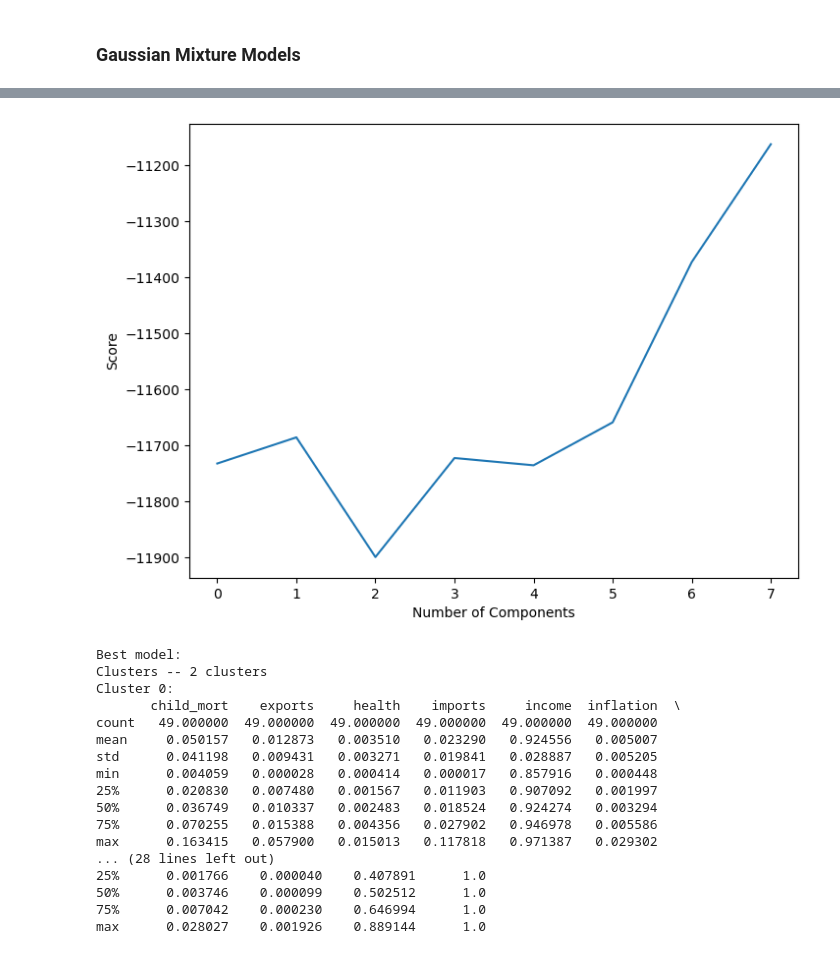
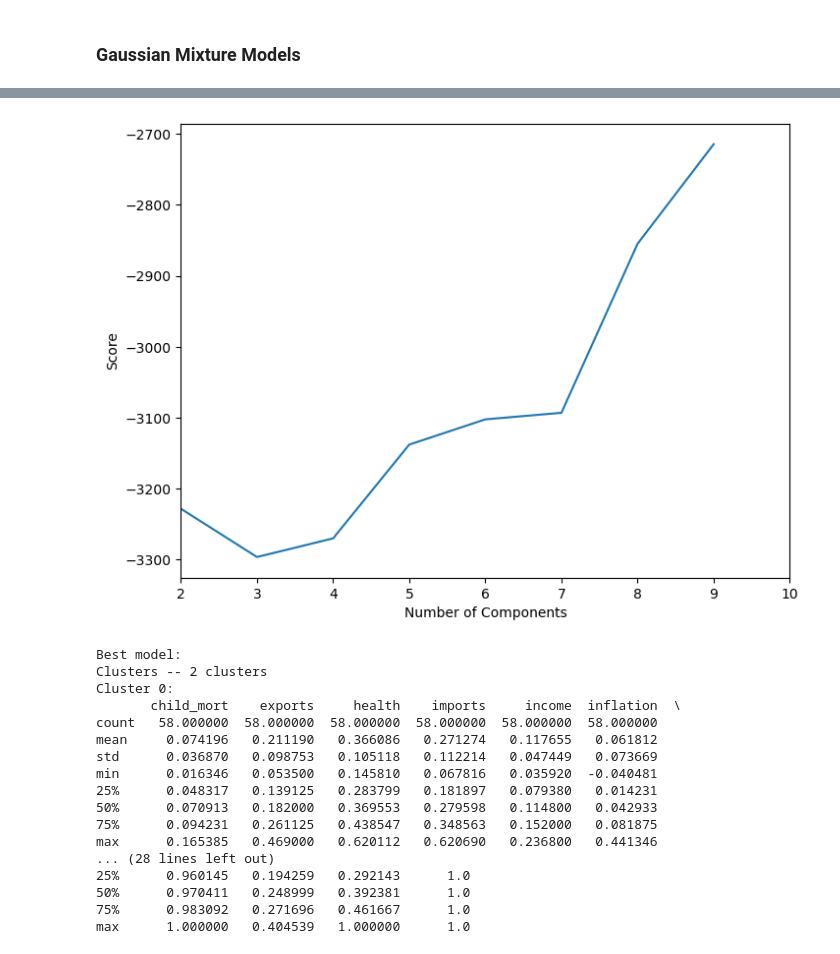
Before and after one commit to mciccale/countries-clustering, a Jupyter notebook: notebooks/analysis.ipynb, the cells around one changed output, grey strips where cells are left out. Cells and saved outputs as stored; diff of their text form; code cells hidden in the pictures.

```diff
--- a/notebooks/analysis.ipynb
+++ b/notebooks/analysis.ipynb
@@ -122,7 +125,8 @@ for n_cls in range(2, 6):
         'sil_avg': silhouette_score(df, kmeans.labels_)
     })
 # %%
-best_model = max(models_and_sil, key=lambda x: x['sil_avg'])
+best_model = max(filter(lambda x: all(
+    i >= 0 for i in x['sil_values']), models_and_sil), key=lambda x: x['sil_avg'])
 kmeans = best_model['model']
 n_clusters = kmeans.n_clusters
 sil_values = best_model['sil_values']
@@ -226,16 +230,14 @@ import plotly.express as px
 from plotly.offline import init_notebook_mode
 init_notebook_mode(connected=True)
 
-df['cluster'] = df['cluster'].apply(lambda x: 'Help Needed' if x == 0 else 'No Help Needed')
-
 fig = px.choropleth(df[['country', 'cluster']],
                     locationmode='country names',
                     locations='country',
                     title='Which Countries may need Humanitary Help',
-                    color='cluster',
-                    color_discrete_map={'Help Needed':'Red', 'No Help Needed':'Green'})
+                    color='cluster')
 fig.update_geos(fitbounds='locations', visible=True)
-fig.update_layout(legend_title_text='Legend', legend_title_side='top', title_pad_l=260, title_y=0.86)
+fig.update_layout(legend_title_text='Legend',
+                  legend_title_side='top', title_pad_l=260, title_y=0.86)
 fig.show(engine='kaleido')
 # %% [output]
 [interactive output not drawn]
@@ -270,7 +272,8 @@ Observing the dendogram, we can conclude that we may want to select 2 clusters f
 # %%
 from sklearn.cluster import AgglomerativeClustering
 
-aggl = AgglomerativeClustering(n_clusters=2, metric='euclidean', linkage='ward')
+aggl = AgglomerativeClustering(
+    n_clusters=2, metric='euclidean', linkage='ward')
 aggl.fit(df)
 
 df['cluster'] = aggl.labels_
@@ -345,16 +348,14 @@ import plotly.express as px
 from plotly.offline import init_notebook_mode
 init_notebook_mode(connected=True)
 
-df['cluster'] = df['cluster'].apply(lambda x: 'Help Needed' if x == 0 else 'No Help Needed')
-
 fig = px.choropleth(df[['country', 'cluster']],
                     locationmode='country names',
                     locations='country',
                     title='Which Countries may need Humanitary Help',
-                    color='cluster',
-                    color_discrete_map={'Help Needed':'Red', 'No Help Needed':'Green'})
+                    color='cluster')
 fig.update_geos(fitbounds='locations', visible=True)
-fig.update_layout(legend_title_text='Legend', legend_title_side='top', title_pad_l=260, title_y=0.86)
+fig.update_layout(legend_title_text='Legend',
+                  legend_title_side='top', title_pad_l=260, title_y=0.86)
 fig.show(engine='kaleido')
 # %% [output]
 [interactive output not drawn]
@@ -405,15 +406,17 @@ models_and_bic
 # %%
 import matplotlib.pyplot as plt
 
-plt.figure(figsize=(8,6))
-sns.lineplot(data=list(map(lambda x: x['bic'], models_and_bic)), markers=True)
+plt.figure(figsize=(8, 6))
+g = sns.lineplot(y=list(map(lambda x: x['bic'], models_and_bic)), x=list(
+    map(lambda x: x['model'].n_components, models_and_bic)), markers=True)
 plt.xlabel('Number of Components')
 plt.ylabel('Score')
+g.set_xlim(2, 10)
 plt.show()
 # %% [output]
-[figure, old version]
+[figure, new version]
 # %%
-best_model = models_and_bic[0]
+best_model = models_and_bic[1]
 gmm = best_model['model']
 n_components = gmm.n_components
 bic = best_model['bic']
@@ -433,17 +436,17 @@ Best model:
 Clusters -- 2 clusters
 Cluster 0:
        child_mort    exports     health    imports     income  inflation  \
-count   49.000000  49.000000  49.000000  49.000000  49.000000  49.000000
-mean     0.050157   0.012873   0.003510   0.023290   0.924556   0.005007
-std      0.041198   0.009431   0.003271   0.019841   0.028887   0.005205
-min      0.004059   0.000028   0.000414   0.000017   0.857916   0.000448
-25%      0.020830   0.007480   0.001567   0.011903   0.907092   0.001997
-50%      0.036749   0.010337   0.002483   0.018524   0.924274   0.003294
-75%      0.070255   0.015388   0.004356   0.027902   0.946978   0.005586
-max      0.163415   0.057900   0.015013   0.117818   0.971387   0.029302
+count   58.000000  58.000000  58.000000  58.000000  58.000000  58.000000
+mean     0.074196   0.211190   0.366086   0.271274   0.117655   0.061812
+std      0.036870   0.098753   0.105118   0.112214   0.047449   0.073669
+min      0.016346   0.053500   0.145810   0.067816   0.035920  -0.040481
+25%      0.048317   0.139125   0.283799   0.181897   0.079380   0.014231
+50%      0.070913   0.182000   0.369553   0.279598   0.114800   0.042933
+75%      0.094231   0.261125   0.438547   0.348563   0.152000   0.081875
+max      0.165385   0.469000   0.620112   0.620690   0.236800   0.441346
 ... (28 lines left out)
-25%      0.001766    0.000040    0.407891      1.0
-50%      0.003746    0.000099    0.502512      1.0
-75%      0.007042    0.000230    0.646994      1.0
-max      0.028027    0.001926    0.889144      1.0
+25%      0.960145   0.194259   0.292143      1.0
+50%      0.970411   0.248999   0.392381      1.0
+75%      0.983092   0.271696   0.461667      1.0
+max      1.000000   0.404539   1.000000      1.0
 # %%
```
Also changed, not shown: parts of 13 cells of this notebook, 14 other files.
